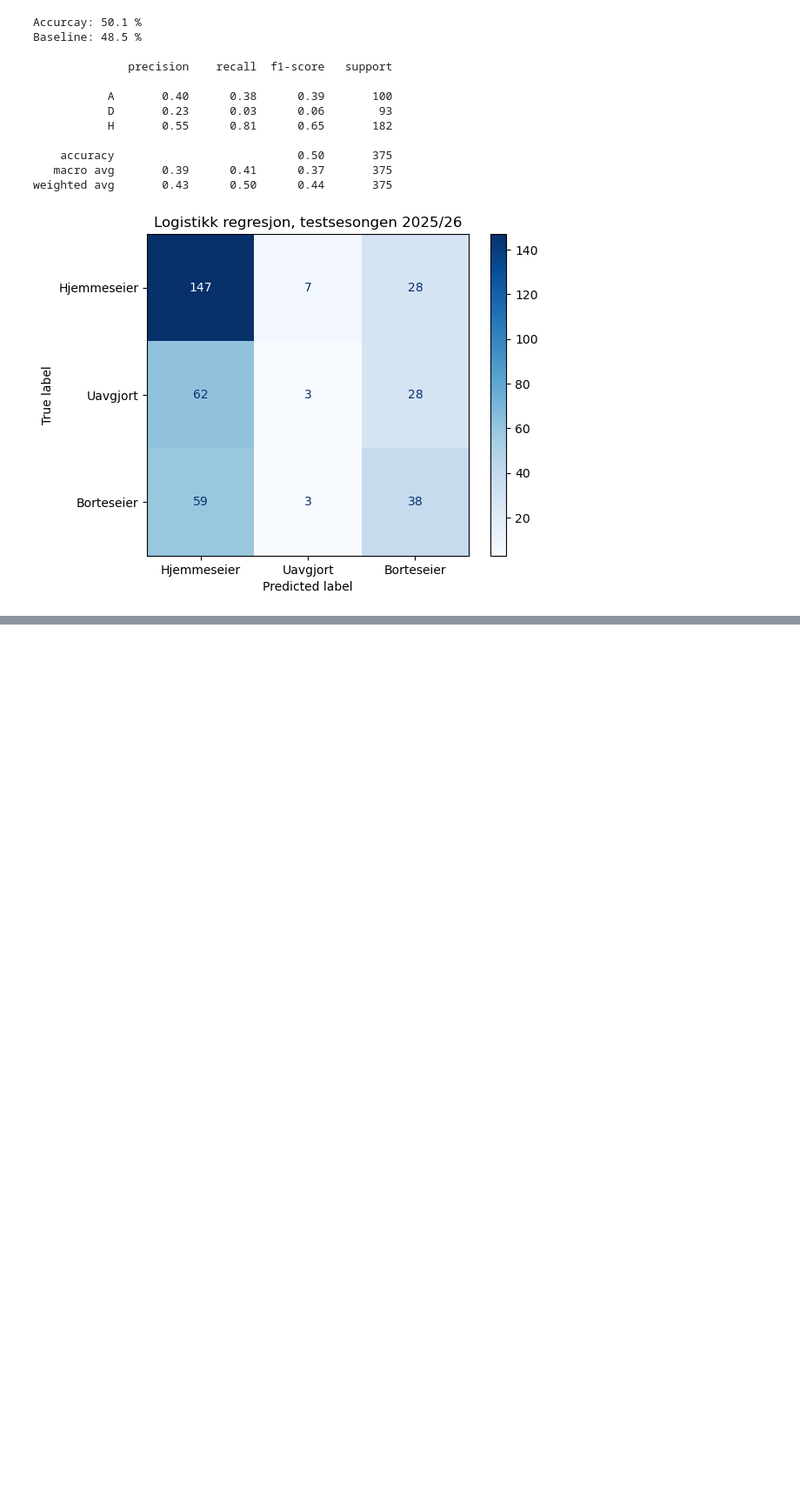
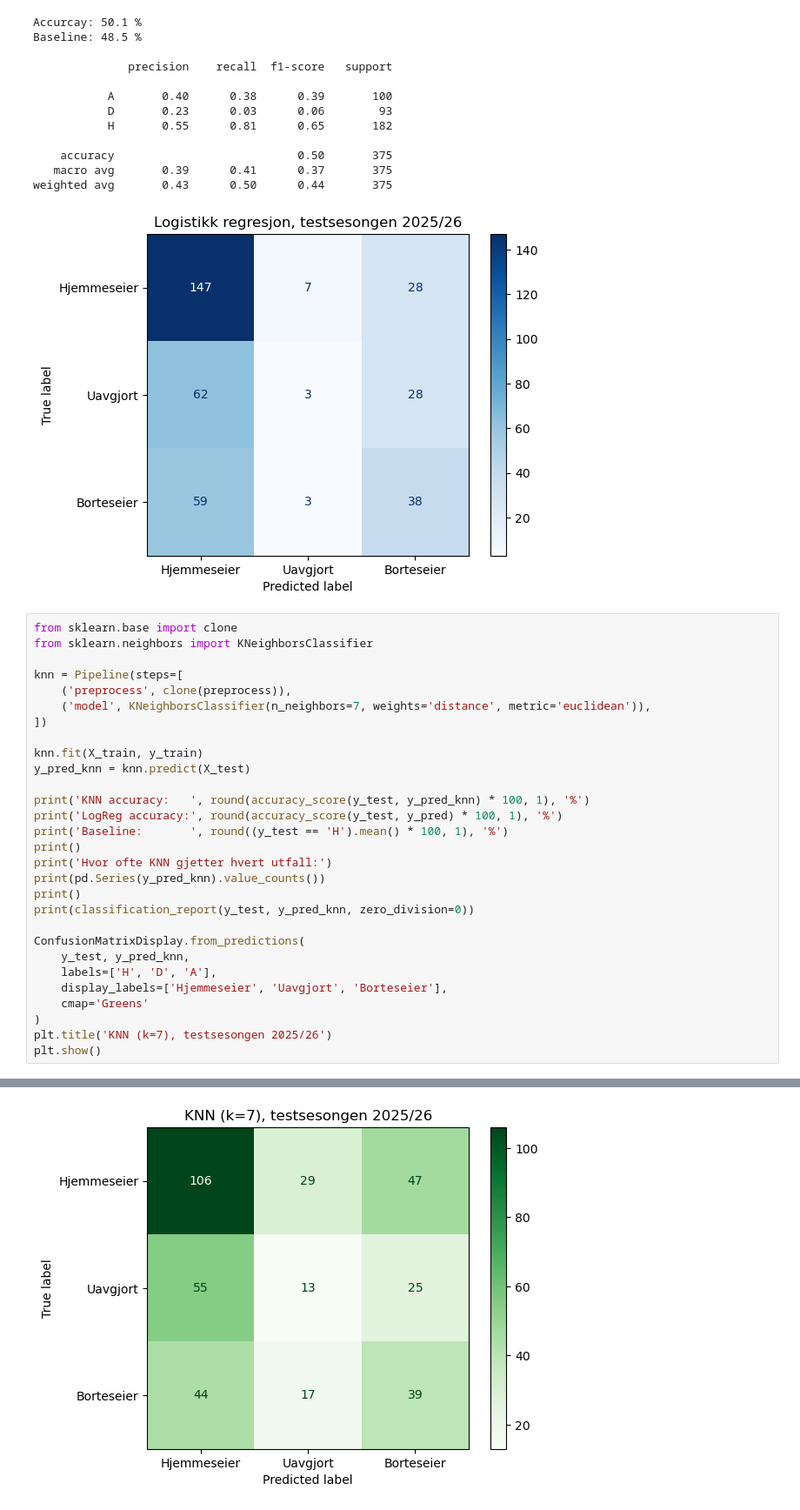
Before and after one commit to SharjeelAminCyb/LaLiga-model, a Jupyter notebook: LaLiga_model.ipynb, the cells around one changed output, grey strips where cells are left out. Shown at 87% size. Cells and saved outputs as stored; diff of their text form; blank space fills up the shorter version.

```diff
--- a/LaLiga_model.ipynb
+++ b/LaLiga_model.ipynb
@@ -715,3 +715,33 @@ Baseline: 48.5 %
    macro avg       0.39      0.41      0.37       375
 weighted avg       0.43      0.50      0.44       375
 [figure]
+# %%
+from sklearn.base import clone
+from sklearn.neighbors import KNeighborsClassifier
+
+knn = Pipeline(steps=[
+    ('preprocess', clone(preprocess)),
+    ('model', KNeighborsClassifier(n_neighbors=7, weights='distance', metric='euclidean')),
+])
+
+knn.fit(X_train, y_train)
+y_pred_knn = knn.predict(X_test)
+
+print('KNN accuracy:   ', round(accuracy_score(y_test, y_pred_knn) * 100, 1), '%')
+print('LogReg accuracy:', round(accuracy_score(y_test, y_pred) * 100, 1), '%')
+print('Baseline:       ', round((y_test == 'H').mean() * 100, 1), '%')
+print()
+print('Hvor ofte KNN gjetter hvert utfall:')
+print(pd.Series(y_pred_knn).value_counts())
+print()
+print(classification_report(y_test, y_pred_knn, zero_division=0))
+
+ConfusionMatrixDisplay.from_predictions(
+    y_test, y_pred_knn,
+    labels=['H', 'D', 'A'],
+    display_labels=['Hjemmeseier', 'Uavgjort', 'Borteseier'],
+    cmap='Greens'
+)
+plt.title('KNN (k=7), testsesongen 2025/26')
+plt.show()
+# %% [output]
@@ -717,0 +767 @@ weighted avg       0.43      0.50      0.44       375
+[figure, added]
```
Also changed, not shown: parts of 1 cell of this notebook.
